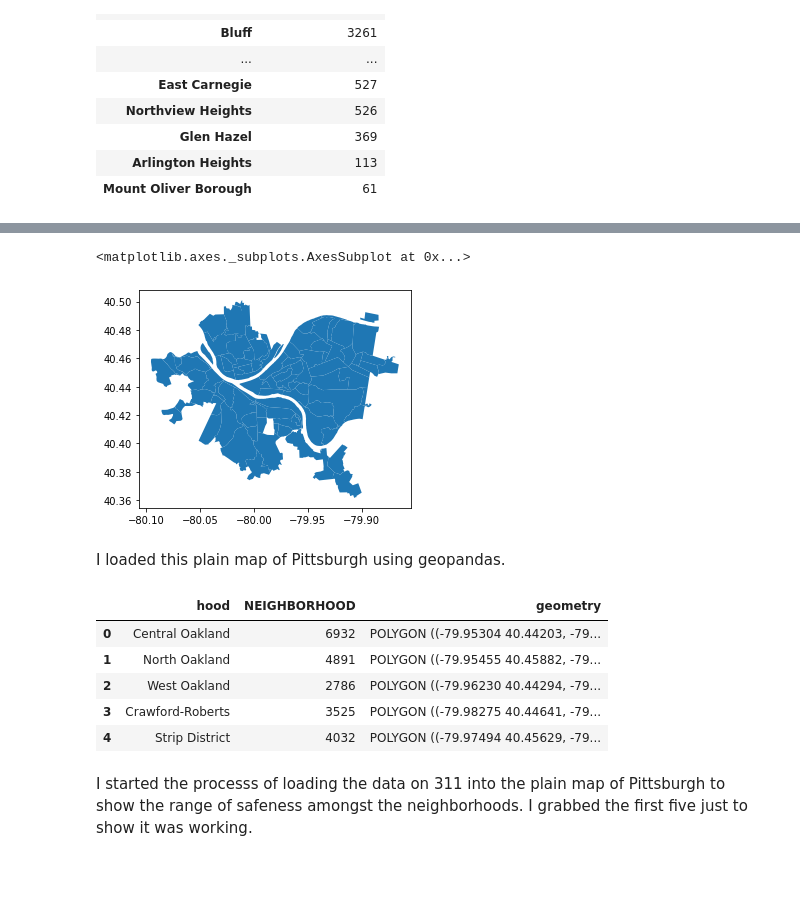
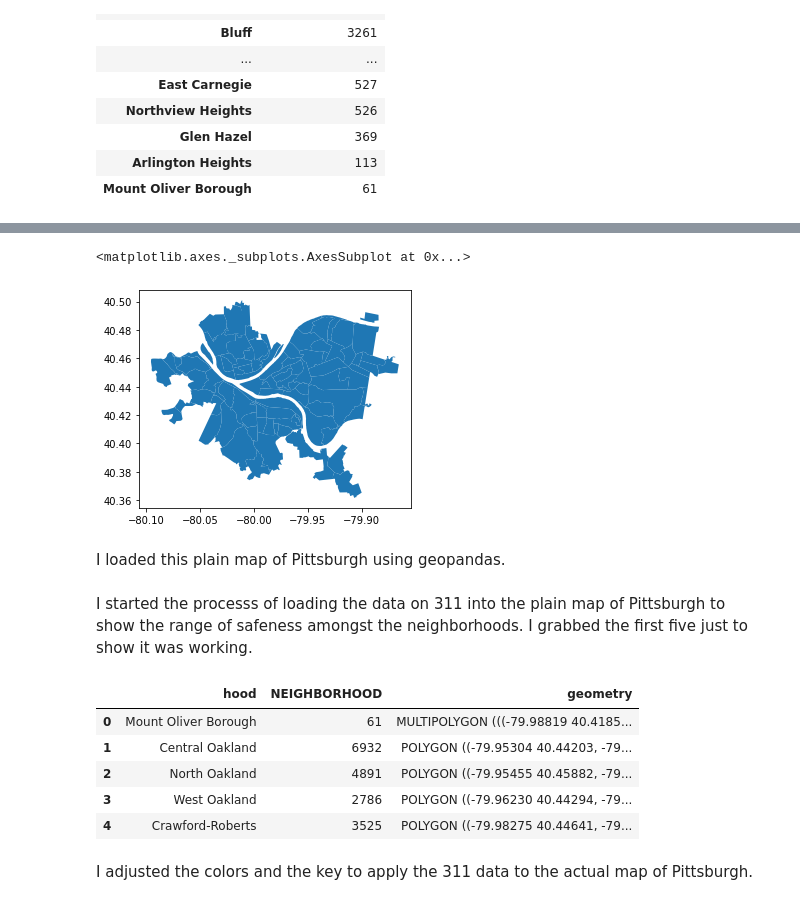
Before and after one commit to gjm55/Big-Ideas-Final, a Jupyter notebook: <gjm55>-final.ipynb, the cells around one changed output, grey strips where cells are left out. Cells and saved outputs as stored; diff of their text form; code cells hidden in the pictures; blank space fills up the shorter version.

```diff
--- a/<gjm55>-final.ipynb
+++ b/<gjm55>-final.ipynb
@@ -101,23 +109,25 @@ I plotted the safest neighborhoods to get a visualization of just HOW safe Mount
 # %%
-neighborhoods = geopandas.read_file("Neighborhoods/Neighborhoods_.shp")
+neighborhoods = geopandas.read_file("Neighborhoods_new/neighborhoods_new.shp")
 neighborhoods.plot()
 # %% [output]
 <matplotlib.axes._subplots.AxesSubplot at 0x...>
-[figure, old version]
+[figure, new version]
 # %% [markdown]
 I loaded this plain map of Pittsburgh using geopandas.
+# %% [markdown]
+I started the processs of loading the data on 311 into the plain map of Pittsburgh to show the range of safeness amongst the neighborhoods. I grabbed the first five just to show it was working.
 # %%
 requests_map = neighborhoods.merge(neighborhoodfrequency, how = 'left', left_on = 'hood', right_on = neighborhoodfrequency.index)
 requests_map[['hood', 'NEIGHBORHOOD', 'geometry']].head()
 # %% [output]
 |  | hood | NEIGHBORHOOD | geometry |
-| 0 | Central Oakland | 6932 | POLYGON ((-79.95304 40.44203, -79... |
-| 1 | North Oakland | 4891 | POLYGON ((-79.95455 40.45882, -79... |
-| 2 | West Oakland | 2786 | POLYGON ((-79.96230 40.44294, -79... |
-| 3 | Crawford-Roberts | 3525 | POLYGON ((-79.98275 40.44641, -79... |
-| 4 | Strip District | 4032 | POLYGON ((-79.97494 40.45629, -79... |
+| 0 | Mount Oliver Borough | 61 | MULTIPOLYGON (((-79.98819 40.4185... |
+| 1 | Central Oakland | 6932 | POLYGON ((-79.95304 40.44203, -79... |
+| 2 | North Oakland | 4891 | POLYGON ((-79.95455 40.45882, -79... |
+| 3 | West Oakland | 2786 | POLYGON ((-79.96230 40.44294, -79... |
+| 4 | Crawford-Roberts | 3525 | POLYGON ((-79.98275 40.44641, -79... |
-# %% [markdown]
-I started the processs of loading the data on 311 into the plain map of Pittsburgh to show the range of safeness amongst the neighborhoods. I grabbed the first five just to show it was working.
+# %% [markdown]
+I adjusted the colors and the key to apply the 311 data to the actual map of Pittsburgh.
 # %%
 requests_map.plot(column='NEIGHBORHOOD',
                  cmap = 'OrRd',
```
Also changed, not shown: parts of 22 cells of this notebook, 5 other files.
